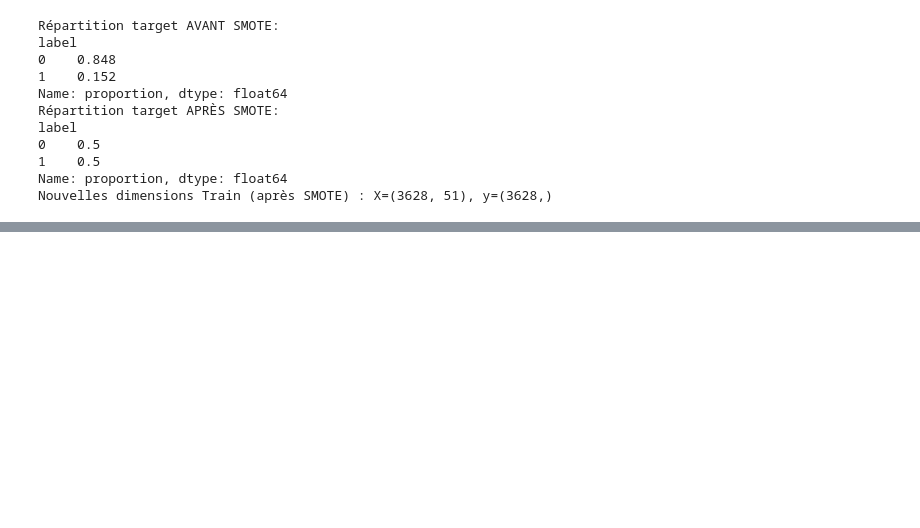
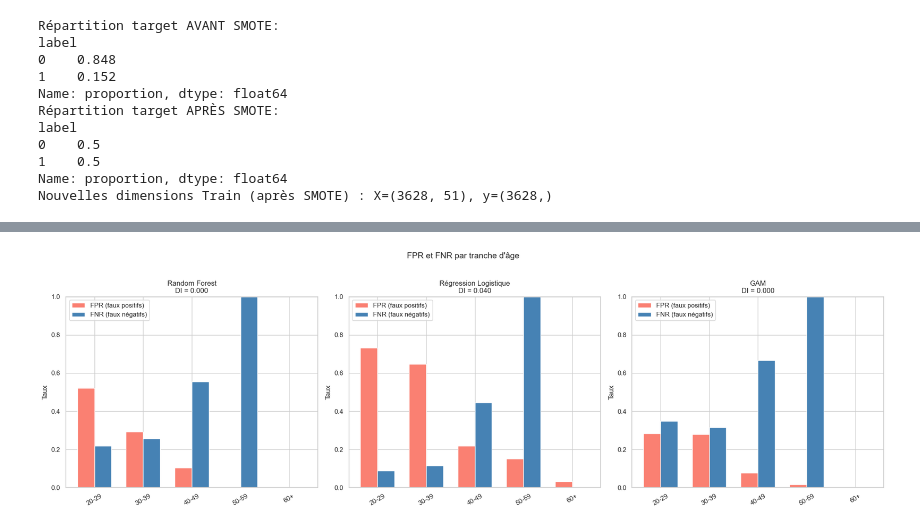
Before and after one commit to daphnemaschas/REXIA, a Jupyter notebook: notebooks/01_analyse_données_tabulaires.ipynb, the cells around one changed output, grey strips where cells are left out. Saved outputs shown, nothing was run; the diff lists cells and outputs as text; code cells hidden in the pictures; blank space fills up the shorter version.

```diff
--- a/notebooks/01_analyse_données_tabulaires.ipynb
+++ b/notebooks/01_analyse_données_tabulaires.ipynb
@@ -1052,0 +1333,24 @@ Nouvelles dimensions Train (après SMOTE) : X=(3628, 51), y=(3628,)
+# %%
+# Visualisation des FPR et FNR par tranche d'âge pour chaque modèle
+fig, axes = plt.subplots(1, 3, figsize=(20, 6))
+
+for idx, (model_name, res) in enumerate(results.items()):
+    metrics_df, di = compute_fairness_metrics(
+        y_test, res["y_pred"], df_test_sensitive["tranche_age"], "Tranche d'âge"
+    )
+    x = np.arange(len(metrics_df))
+    width = 0.35
+    axes[idx].bar(x - width/2, metrics_df["FPR"], width, label="FPR (faux positifs)", color='salmon')
+    axes[idx].bar(x + width/2, metrics_df["FNR"], width, label="FNR (faux négatifs)", color='steelblue')
+    axes[idx].set_xticks(x)
+    axes[idx].set_xticklabels(metrics_df["Groupe"], rotation=30)
+    axes[idx].set_title(f"{model_name}\nDI = {di:.3f}")
+    axes[idx].set_ylabel("Taux")
+    axes[idx].legend()
+    axes[idx].set_ylim(0, 1)
+
+plt.suptitle("FPR et FNR par tranche d'âge", fontsize=14, y=1.02)
+plt.tight_layout()
+plt.show()
+# %% [output]
+[figure, added]
```
Also changed, not shown: parts of 22 cells of this notebook.
